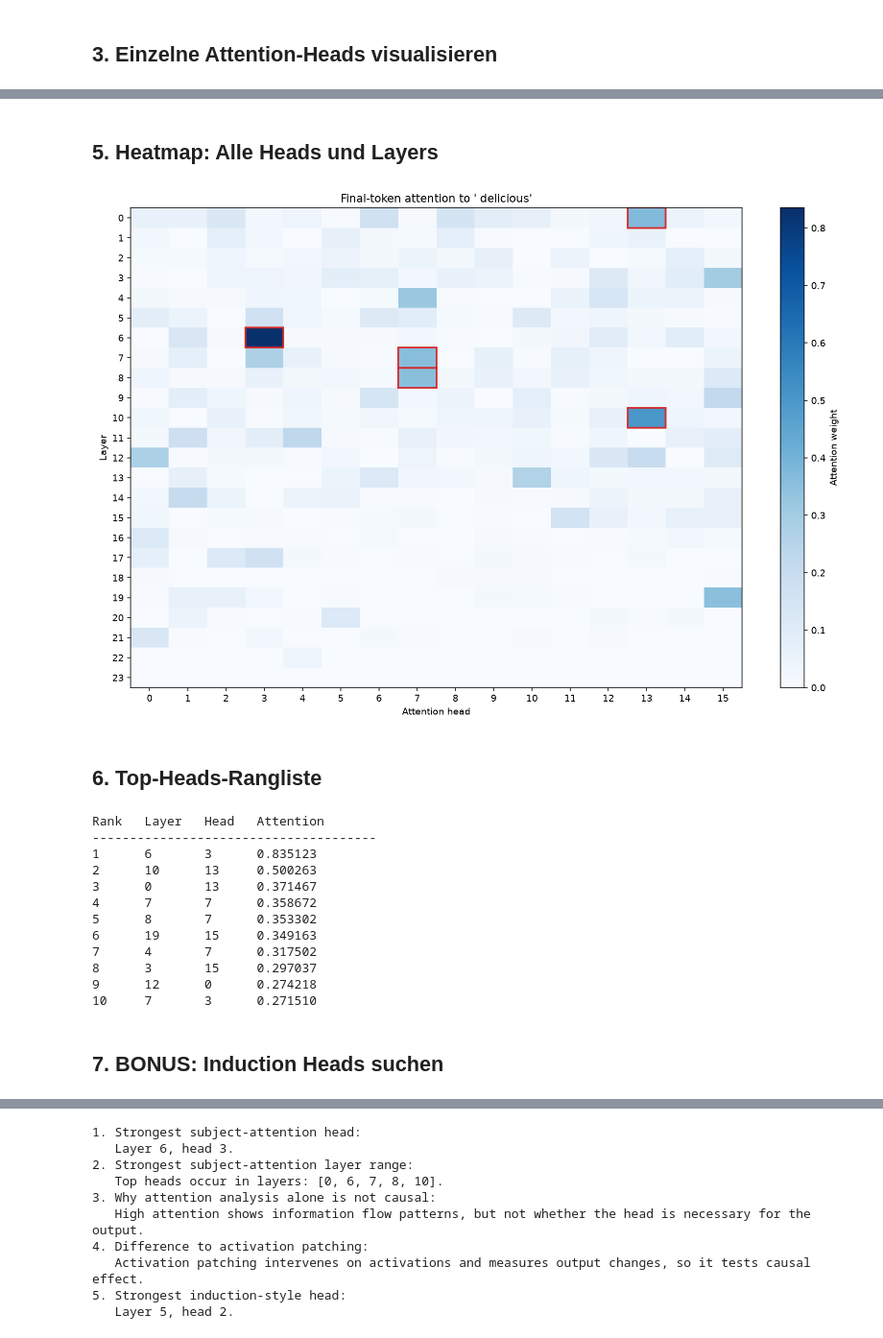
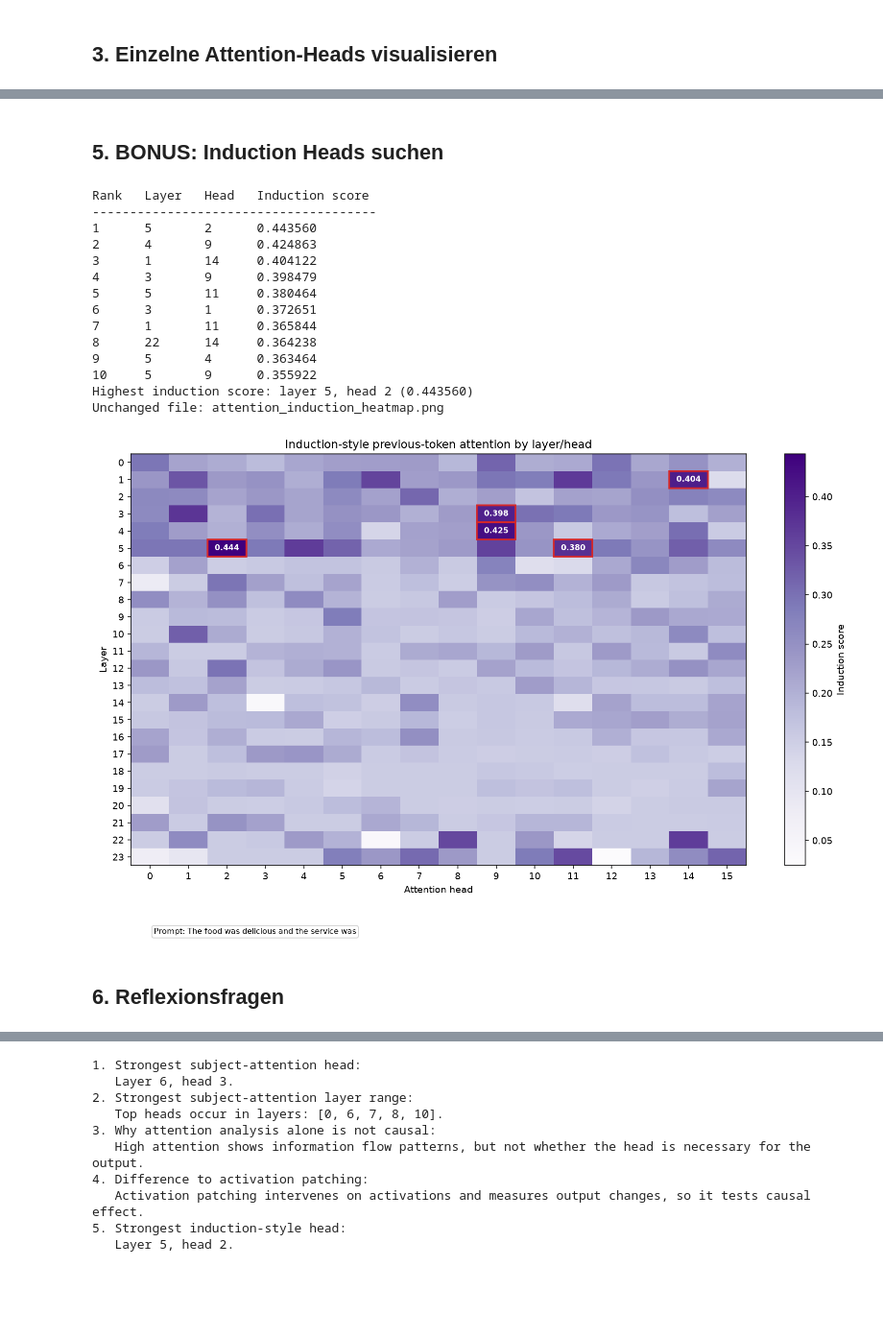
Before and after one commit to ia13400/AI_Frameworks_Tools, a Jupyter notebook: assignement/notebooks/03_Attention_Analysis.ipynb, the cells around one changed output, grey strips where cells are left out. Shown at 96% size. Saved outputs shown, nothing was run; the diff lists cells and outputs as text; code cells hidden in the pictures; blank space fills up the shorter version.

```diff
--- a/assignement/notebooks/03_Attention_Analysis.ipynb
+++ b/assignement/notebooks/03_Attention_Analysis.ipynb
@@ -230,28 +236,30 @@ Saved file: attention_subject_heatmap.png
 # %% [markdown]
-## 5. Heatmap: Alle Heads und Layers
+## 5. BONUS: Induction Heads suchen
-# %%
-# Display the layer/head heatmap generated by the subject-attention analysis.
-# The outlined cells mark the five heads with the highest attention to France.
-display_image(config.ATTENTION_SUBJECT_HEATMAP_PATH.name)
-# %% [output]
-[figure, removed]
+# %%
+# Score each head by how much attention it places on previous-token diagonals.
+# This is a simple induction-style proxy, not a causal proof of induction behavior.
+induction_result = analyze_induction_heads(
+    attentions,
+    prompt=prompt,
+    top_k=10,
+    filename_or_path=config.ATTENTION_INDUCTION_HEATMAP_PATH,
+)
+display_image(config.ATTENTION_INDUCTION_HEATMAP_PATH.name)
+# %% [output]
+Rank   Layer   Head   Induction score
+--------------------------------------
+1      5       2      0.443560
+2      4       9      0.424863
+3      1       14     0.404122
+4      3       9      0.398479
+5      5       11     0.380464
+6      3       1      0.372651
+7      1       11     0.365844
+8      22      14     0.364238
+9      5       4      0.363464
+10     5       9      0.355922
+Highest induction score: layer 5, head 2 (0.443560)
+Unchanged file: attention_induction_heatmap.png
+[figure, added]
 # %% [markdown]
-## 6. Top-Heads-Rangliste
+## 6. Reflexionsfragen
-# %%
-# Print the top-10 layer/head pairs ranked by final-token attention to France.
-print_ranked_heads(subject_attention_result["ranked_heads"], score_label="Attention")
-# %% [output]
-Rank   Layer   Head   Attention
---------------------------------------
-1      6       3      0.835123
-2      10      13     0.500263
-3      0       13     0.371467
-4      7       7      0.358672
-5      8       7      0.353302
-6      19      15     0.349163
-7      4       7      0.317502
-8      3       15     0.297037
-9      12      0      0.274218
-10     7       3      0.271510
-# %% [markdown]
-## 7. BONUS: Induction Heads suchen
```
Also changed, not shown: parts of 5 cells of this notebook, 5 other files.
